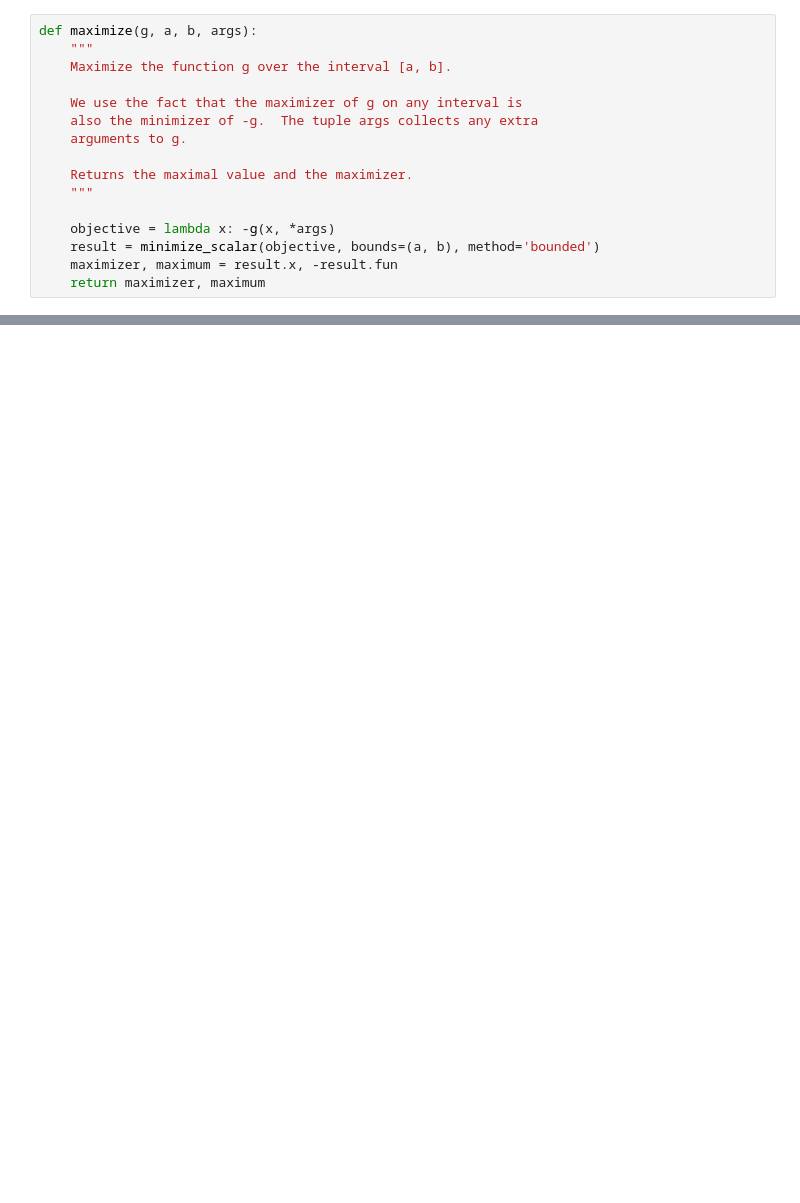
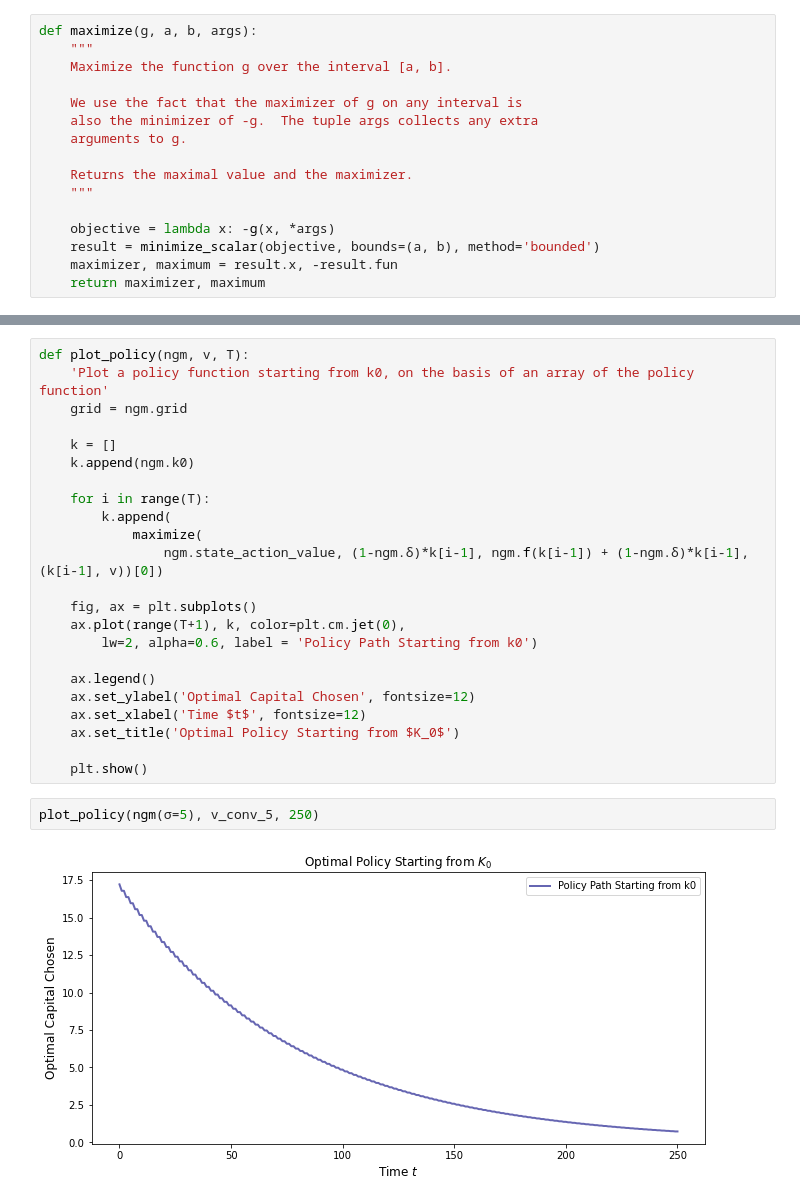
Before and after one commit to basm92/macroeconomics_i, a Jupyter notebook: assignment_1/question1.ipynb, the cells around one changed output, grey strips where cells are left out. Saved outputs shown, nothing was run; the diff lists cells and outputs as text; blank space fills up the shorter version.

```diff
--- a/assignment_1/question1.ipynb
+++ b/assignment_1/question1.ipynb
@@ -172,0 +217,27 @@ plt.show()
+# %%
+def plot_policy(ngm, v, T):
+    'Plot a policy function starting from k0, on the basis of an array of the policy function'
+    grid = ngm.grid
+
+    k = []
+    k.append(ngm.k0)
+
+    for i in range(T):
+        k.append(
+            maximize(
+                ngm.state_action_value, (1-ngm.δ)*k[i-1], ngm.f(k[i-1]) + (1-ngm.δ)*k[i-1], (k[i-1], v))[0])
+
+    fig, ax = plt.subplots()
+    ax.plot(range(T+1), k, color=plt.cm.jet(0),
+        lw=2, alpha=0.6, label = 'Policy Path Starting from k0')
+
+    ax.legend()
+    ax.set_ylabel('Optimal Capital Chosen', fontsize=12)
+    ax.set_xlabel('Time $t$', fontsize=12)
+    ax.set_title('Optimal Policy Starting from $K_0$')
+
+    plt.show()
+# %%
+plot_policy(ngm(σ=5), v_conv_5, 250)
+# %% [output]
+[figure, added]
```
Also changed, not shown: parts of 15 cells of this notebook.
